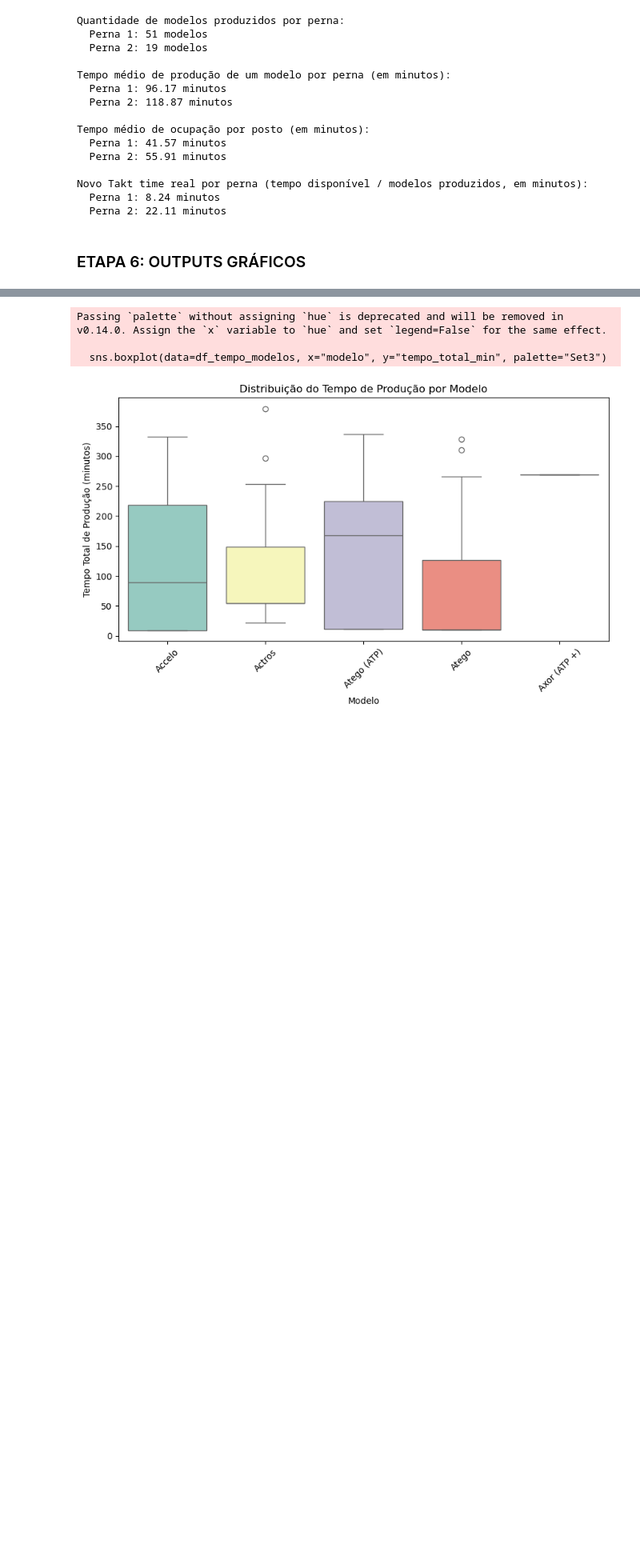
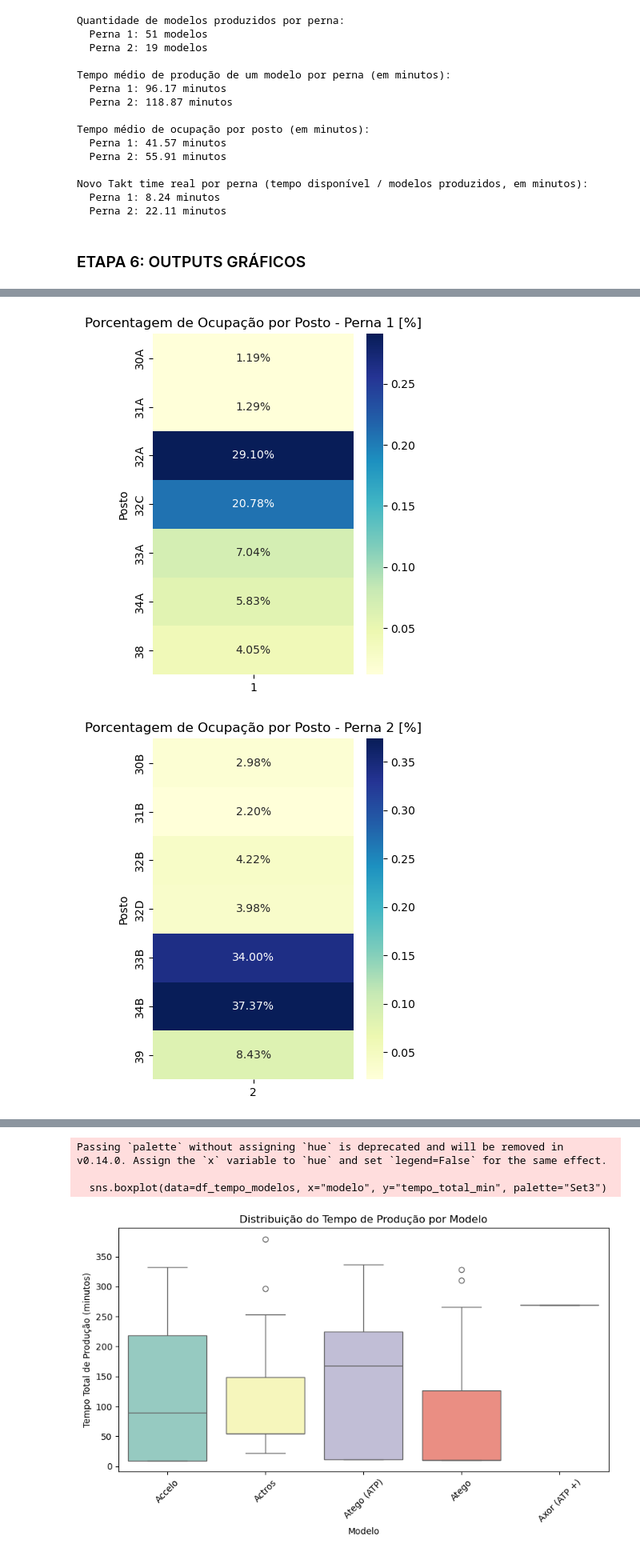
Before and after one commit to MatheusFariasPJ/PROJETO_MERCEDES, a Jupyter notebook: Linha_atual.ipynb, the cells around one changed output, grey strips where cells are left out. Shown at 80% size. Saved outputs shown, nothing was run; the diff lists cells and outputs as text; code cells hidden in the pictures; blank space fills up the shorter version.

```diff
--- a/Linha_atual.ipynb
+++ b/Linha_atual.ipynb
@@ -597,0 +591,43 @@ plt.show()
+# %%
+def plot_eficiencia_postos_heatmap(df_log, tempo_turno_min=480):
+    """
+    Plota dois heatmaps (por perna) da eficiência de cada posto,
+    definida como a média de tempo de uso dividido pelo tempo total disponível (por turno).
+
+    Parâmetros:
+    - df_log: DataFrame contendo colunas ['perna', 'posto', 'duracao']
+    - tempo_turno_min: tempo total disponível por posto no turno, em minutos (default=480)
+    """
+    df_posto = df_log.copy()
+    df_posto["duracao_min"] = df_posto["duracao"] / 60
+
+    # Agrupar por perna e posto
+    eficiencia_posto = df_posto.groupby(["perna", "posto"])["duracao_min"].mean().reset_index()
+    eficiencia_posto["eficiencia"] = eficiencia_posto["duracao_min"] / tempo_turno_min
+
+    # Pivotar para heatmap
+    heatmap_p1 = eficiencia_posto[eficiencia_posto["perna"] == 1].pivot(index="posto", columns="perna", values="eficiencia")
+    heatmap_p2 = eficiencia_posto[eficiencia_posto["perna"] == 2].pivot(index="posto", columns="perna", values="eficiencia")
+
+    # Plot perna 1
+    plt.figure(figsize=(4, 5))
+    sns.heatmap(heatmap_p1, annot=True, fmt=".2%", cmap="YlGnBu", cbar=True)
+    plt.title("Porcentagem de Ocupação por Posto - Perna 1 [%]")
+    plt.ylabel("Posto")
+    plt.xlabel("")
+    plt.tight_layout()
+    plt.show()
+
+    # Plot perna 2
+    plt.figure(figsize=(4, 5))
+    sns.heatmap(heatmap_p2, annot=True, fmt=".2%", cmap="YlGnBu", cbar=True)
+    plt.title("Porcentagem de Ocupação por Posto - Perna 2 [%]")
+    plt.ylabel("Posto")
+    plt.xlabel("")
+    plt.tight_layout()
+    plt.show()
+# %%
+plot_eficiencia_postos_heatmap(df_log, tempo_turno_min=420)
+# %% [output]
+[figure, added]
+[figure, added]
```
Also changed, not shown: parts of 16 cells of this notebook.
